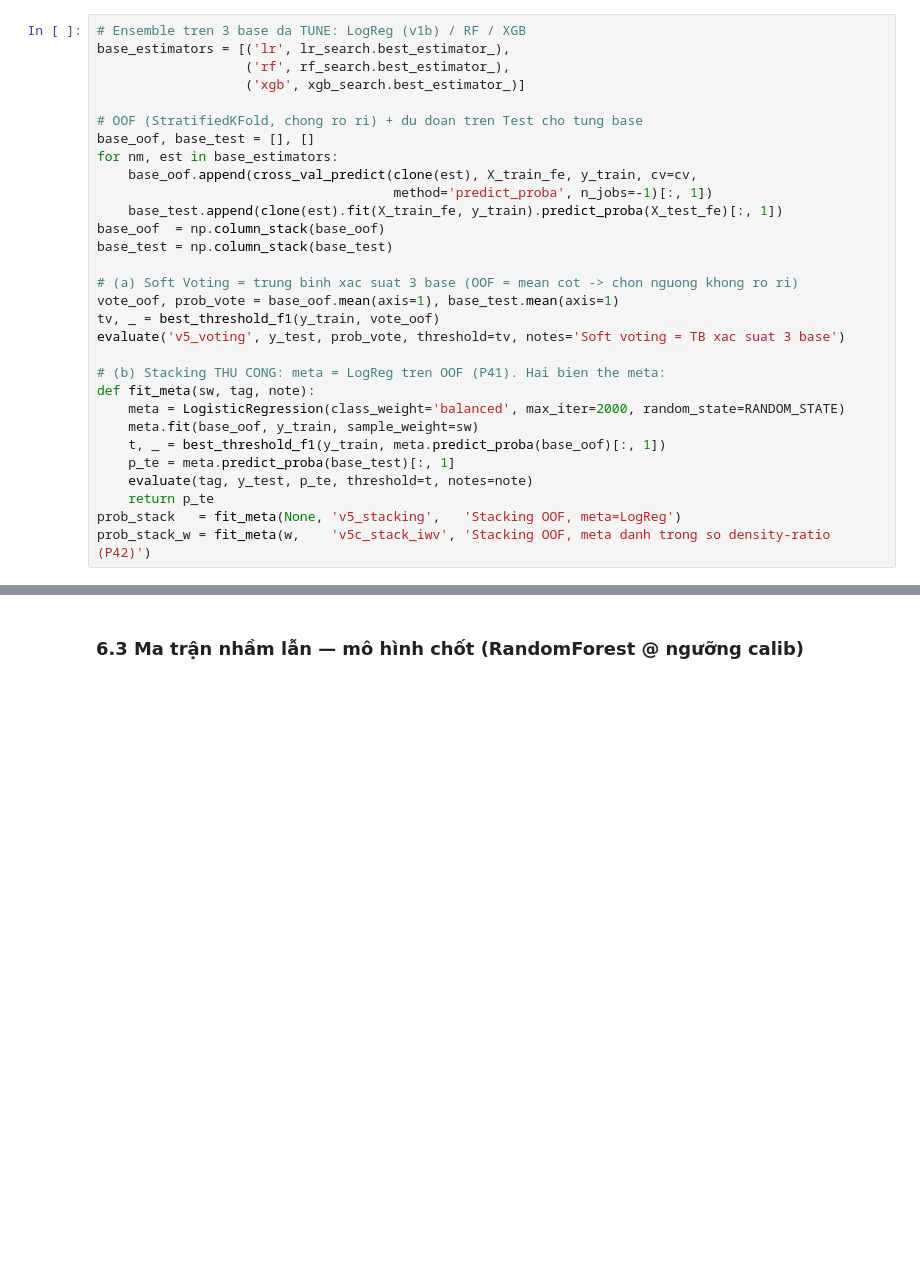
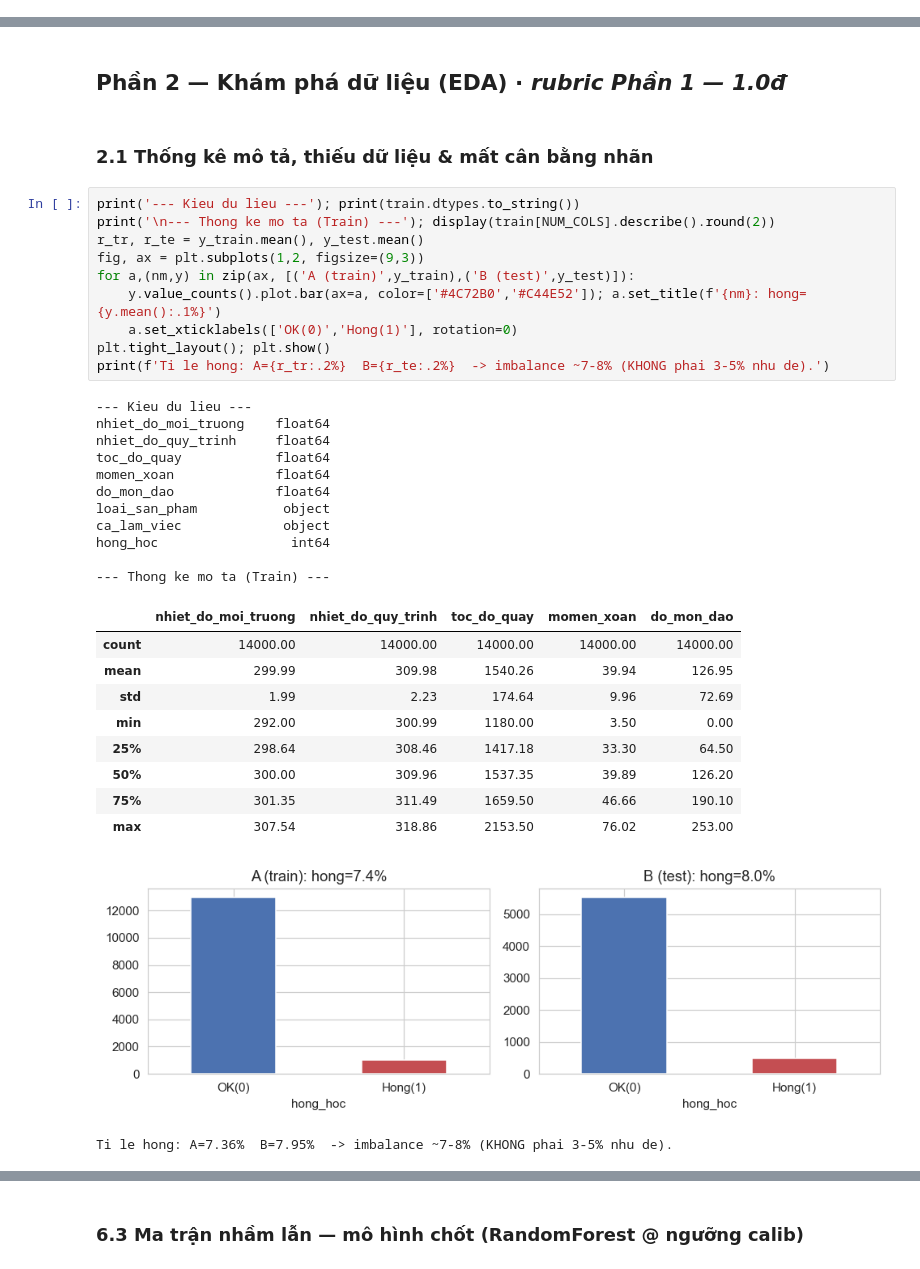
Before and after one commit to tuanhuu3264/MasterDegree_ML_GroupProject, a Jupyter notebook: bai_tap_cuoi_khoa.ipynb, the cells around one changed output, grey strips where cells are left out. Saved outputs shown, nothing was run; the diff lists cells and outputs as text; blank space fills up the shorter version.

```diff
--- a/bai_tap_cuoi_khoa.ipynb
+++ b/bai_tap_cuoi_khoa.ipynb
@@ -1023,30 +0,0 @@ plt.tight_layout(); plt.show()
-# %%
-# Ensemble tren 3 base da TUNE: LogReg (v1b) / RF / XGB
-base_estimators = [('lr', lr_search.best_estimator_),
-                   ('rf', rf_search.best_estimator_),
-                   ('xgb', xgb_search.best_estimator_)]
-
-# OOF (StratifiedKFold, chong ro ri) + du doan tren Test cho tung base
-base_oof, base_test = [], []
-for nm, est in base_estimators:
-    base_oof.append(cross_val_predict(clone(est), X_train_fe, y_train, cv=cv,
-                                      method='predict_proba', n_jobs=-1)[:, 1])
-    base_test.append(clone(est).fit(X_train_fe, y_train).predict_proba(X_test_fe)[:, 1])
-base_oof  = np.column_stack(base_oof)
-base_test = np.column_stack(base_test)
-
-# (a) Soft Voting = trung binh xac suat 3 base (OOF = mean cot -> chon nguong khong ro ri)
-vote_oof, prob_vote = base_oof.mean(axis=1), base_test.mean(axis=1)
-tv, _ = best_threshold_f1(y_train, vote_oof)
-evaluate('v5_voting', y_test, prob_vote, threshold=tv, notes='Soft voting = TB xac suat 3 base')
-
-# (b) Stacking THU CONG: meta = LogReg tren OOF (P41). Hai bien the meta:
-def fit_meta(sw, tag, note):
-    meta = LogisticRegression(class_weight='balanced', max_iter=2000, random_state=RANDOM_STATE)
-    meta.fit(base_oof, y_train, sample_weight=sw)
-    t, _ = best_threshold_f1(y_train, meta.predict_proba(base_oof)[:, 1])
-    p_te = meta.predict_proba(base_test)[:, 1]
-    evaluate(tag, y_test, p_te, threshold=t, notes=note)
-    return p_te
-prob_stack   = fit_meta(None, 'v5_stacking',   'Stacking OOF, meta=LogReg')
-prob_stack_w = fit_meta(w,    'v5c_stack_iwv', 'Stacking OOF, meta danh trong so density-ratio (P42)')
@@ -1058,0 +98,37 @@ prob_stack_w = fit_meta(w,    'v5c_stack_iwv', 'Stacking OOF, meta danh trong so
+# %% [markdown]
+## Phần 2 — Khám phá dữ liệu (EDA)  ·  *rubric Phần 1 — 1.0đ*
+# %% [markdown]
+### 2.1 Thống kê mô tả, thiếu dữ liệu & mất cân bằng nhãn
+# %%
+print('--- Kieu du lieu ---'); print(train.dtypes.to_string())
+print('\n--- Thong ke mo ta (Train) ---'); display(train[NUM_COLS].describe().round(2))
+r_tr, r_te = y_train.mean(), y_test.mean()
+fig, ax = plt.subplots(1,2, figsize=(9,3))
+for a,(nm,y) in zip(ax, [('A (train)',y_train),('B (test)',y_test)]):
+    y.value_counts().plot.bar(ax=a, color=['#4C72B0','#C44E52']); a.set_title(f'{nm}: hong={y.mean():.1%}')
+    a.set_xticklabels(['OK(0)','Hong(1)'], rotation=0)
+plt.tight_layout(); plt.show()
+print(f'Ti le hong: A={r_tr:.2%}  B={r_te:.2%}  -> imbalance ~7-8% (KHONG phai 3-5% nhu de).')
+# %% [output]
+--- Kieu du lieu ---
+nhiet_do_moi_truong    float64
+nhiet_do_quy_trinh     float64
+toc_do_quay            float64
+momen_xoan             float64
+do_mon_dao             float64
+loai_san_pham           object
+ca_lam_viec             object
+hong_hoc                 int64
+
+--- Thong ke mo ta (Train) ---
+|  | nhiet_do_moi_truong | nhiet_do_quy_trinh | toc_do_quay | momen_xoan | do_mon_dao |
+| count | 14000.00 | 14000.00 | 14000.00 | 14000.00 | 14000.00 |
+| mean | 299.99 | 309.98 | 1540.26 | 39.94 | 126.95 |
+| std | 1.99 | 2.23 | 174.64 | 9.96 | 72.69 |
+| min | 292.00 | 300.99 | 1180.00 | 3.50 | 0.00 |
+| 25% | 298.64 | 308.46 | 1417.18 | 33.30 | 64.50 |
+| 50% | 300.00 | 309.96 | 1537.35 | 39.89 | 126.20 |
+| 75% | 301.35 | 311.49 | 1659.50 | 46.66 | 190.10 |
+| max | 307.54 | 318.86 | 2153.50 | 76.02 | 253.00 |
+[figure, added]
+Ti le hong: A=7.36%  B=7.95%  -> imbalance ~7-8% (KHONG phai 3-5% nhu de).
```
Also changed, not shown: parts of 152 cells of this notebook, 4 other files.
